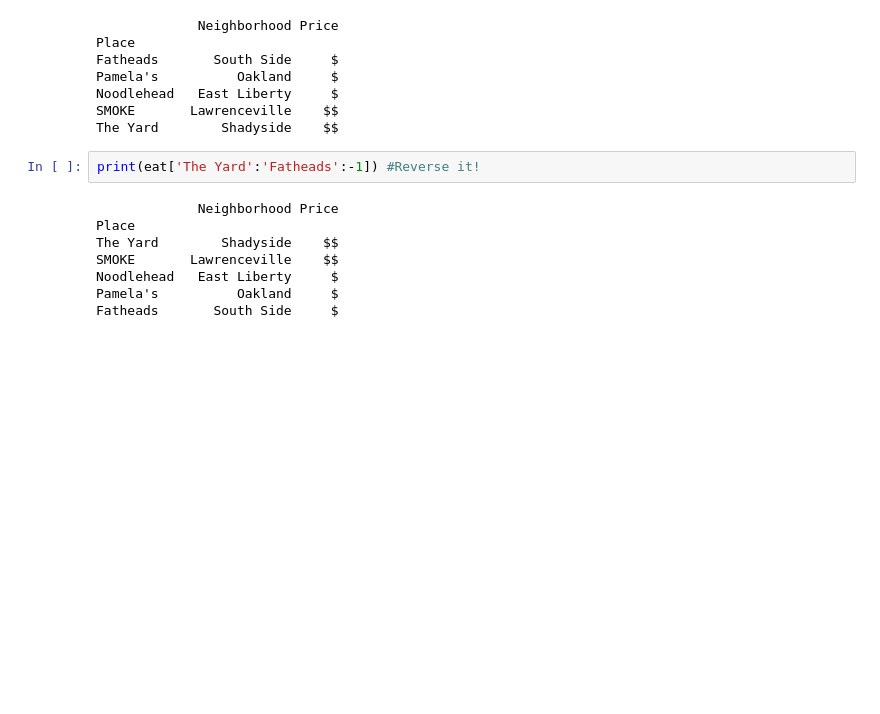
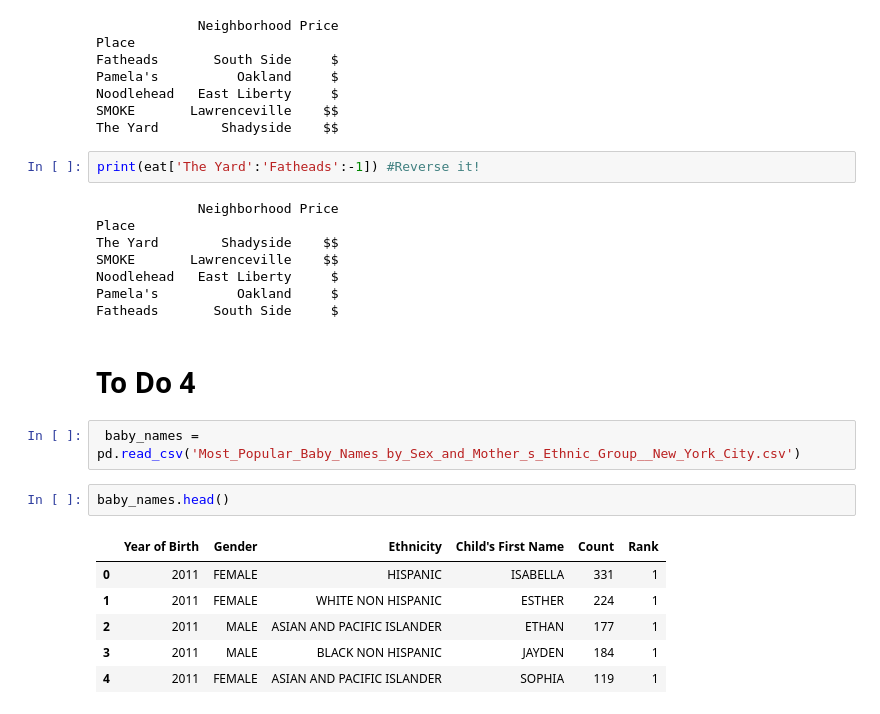
Before and after one commit to mmj32/Class-Practice-Repo, a Jupyter notebook: todo3/pandas_notes_haring.ipynb, the cells around one changed output. Drawn from its saved outputs; the diff is of its cells as text; blank space fills up the shorter version.

```diff
--- a/todo3/pandas_notes_haring.ipynb
+++ b/todo3/pandas_notes_haring.ipynb
@@ -411,3 +411,16 @@ SMOKE       Lawrenceville    $$
 Noodlehead   East Liberty     $
 Pamela's          Oakland     $
 Fatheads       South Side     $
+# %% [markdown]
+# To Do 4
+# %%
+ baby_names = pd.read_csv('Most_Popular_Baby_Names_by_Sex_and_Mother_s_Ethnic_Group__New_York_City.csv')
+# %%
+baby_names.head()
+# %% [output]
+|  | Year of Birth | Gender | Ethnicity | Child's First Name | Count | Rank |
+| 0 | 2011 | FEMALE | HISPANIC | ISABELLA | 331 | 1 |
+| 1 | 2011 | FEMALE | WHITE NON HISPANIC | ESTHER | 224 | 1 |
+| 2 | 2011 | MALE | ASIAN AND PACIFIC ISLANDER | ETHAN | 177 | 1 |
+| 3 | 2011 | MALE | BLACK NON HISPANIC | JAYDEN | 184 | 1 |
+| 4 | 2011 | FEMALE | ASIAN AND PACIFIC ISLANDER | SOPHIA | 119 | 1 |
```
Also changed, not shown: parts of 7 cells of this notebook.
